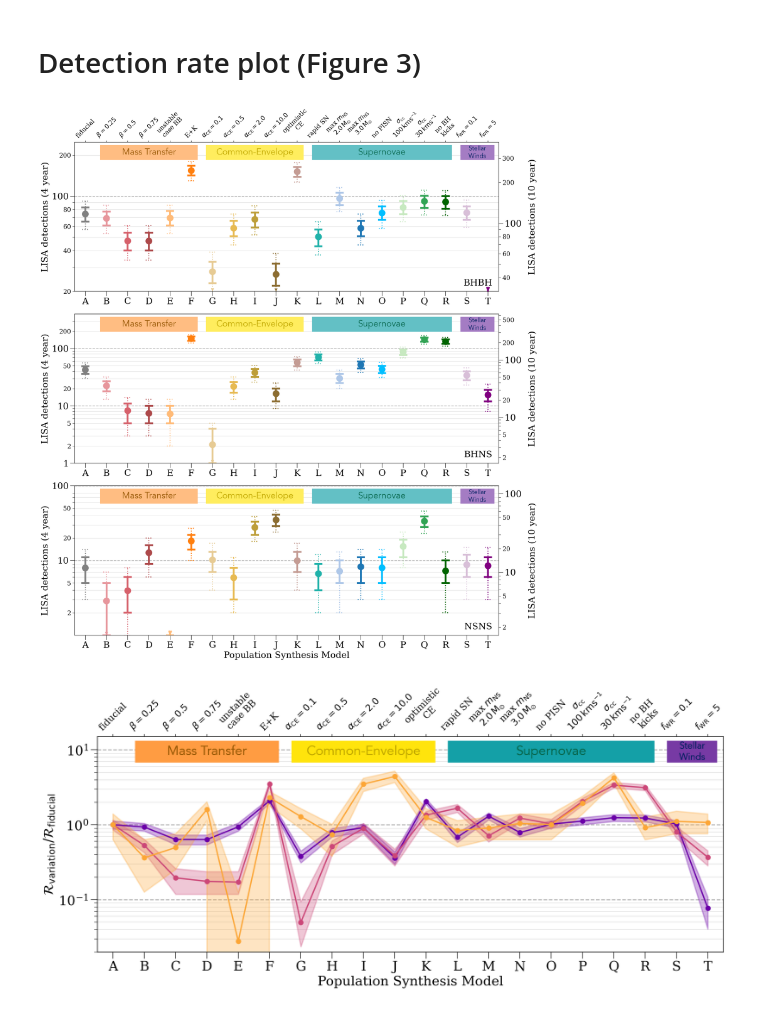
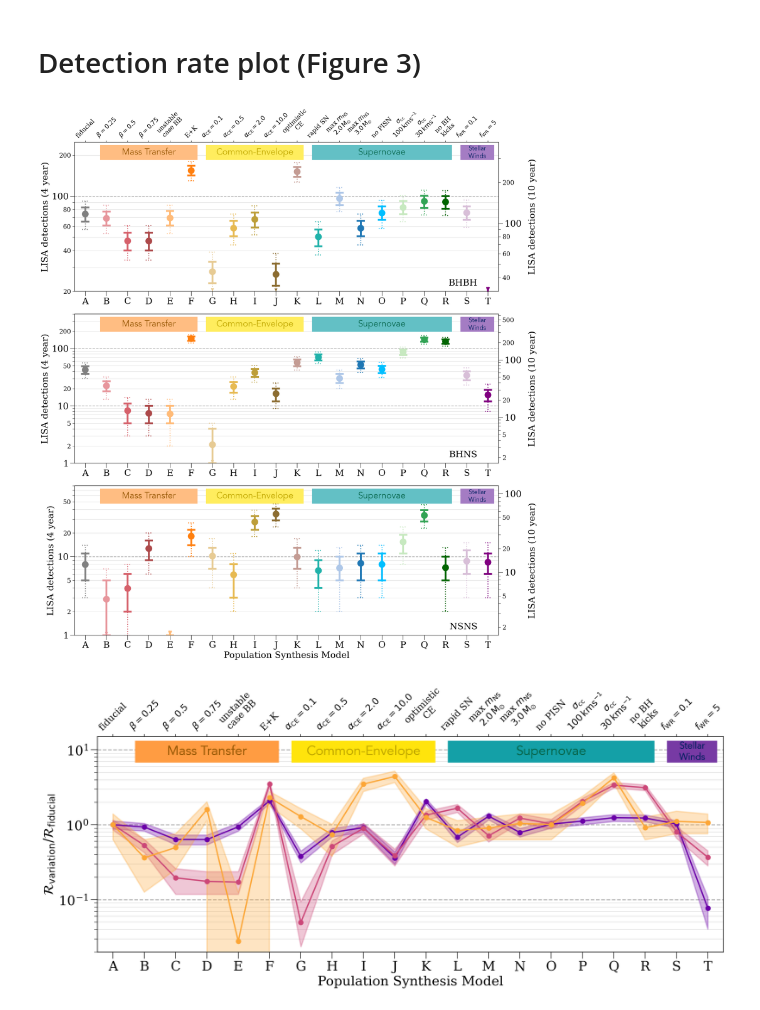
Before and after one commit to TomWagg/detecting-DCOs-in-LISA, a Jupyter notebook: paper/figure_notebooks/detections.ipynb, the cells around one changed output. Cells and saved outputs as stored; diff of their text form; code cells hidden in the pictures.

Commit message:
clean up all of the figures

```diff
--- a/paper/figure_notebooks/detections.ipynb
+++ b/paper/figure_notebooks/detections.ipynb
@@ -56,7 +54,7 @@ detections_10yr = np.load(data_path + "detections_10yr.npy")
 # %% [markdown]
 # Define plotting function
 # %%
-def plot_variations(dco_type, variations, detections,
+def plot_variations(label, variations, means,
                     dotsize=200, capwidth=0.15,
                     xlabel="Model Variation", ylabel="LISA Detections",
                     yscale="log", fig=None, ax=None, show=True, limit=(1e0, 2e2)):
@@ -64,7 +62,6 @@ def plot_variations(dco_type, variations, detections,
         fig, ax = plt.subplots(1, figsize=(15, 5))
 
     # work out mean and standard deviations
-    means = np.mean(detections, axis=2)[dco_types.index(dco_type)]
     errors = [scipy.stats.poisson(means).ppf(0.5 - (0.9545 / 2)),
               scipy.stats.poisson(means).ppf(0.5 - (0.6827 / 2)),
               scipy.stats.poisson(means).ppf(0.5 + (0.6827 / 2)),
@@ -111,7 +108,7 @@ def plot_variations(dco_type, variations, detections,
     ax.tick_params(axis="both", which="major", labelsize=fs, length=10)
     ax.tick_params(axis="both", which="minor", labelsize=fs, length=5)
 
-    ax.annotate(dco_type, xy=(1 - 0.015, 0.04), xycoords="axes fraction", fontsize=fs, ha="right",
+    ax.annotate(label, xy=(0.95, 0.04), xycoords="axes fraction", fontsize=fs, ha="right",
                 bbox=dict(boxstyle="round", fc="white", ec="none", pad=0.0))
 
     ax.grid(axis="y", which="major", lw=1.5, linestyle="--")
@@ -137,75 +157,51 @@ fig.subplots_adjust(hspace=0.15)
 
 limits = {
     "BHBH": (2e1, 2.5e2),
     "BHNS": (1e0, 4e2),
     "NSNS": (1e0, 8e1)
 }
 
+tick_locs = {
+    "BHBH": [2, 4, 6, 8],
+    "BHNS": [2, 5],
+    "NSNS": [2, 5],
+}
+
 for ax, dco_type in zip(axes, dco_types):
-    plot_variations(dco_type, variations, detections_4yr,
+    plot_variations(label=dco_type, variations=variations,
+                    means=np.mean(detections_4yr, axis=2)[dco_types.index(dco_type)],
                     xlabel=None, ylabel="LISA detections (4 year)",
                     fig=fig, ax=ax, show=False, yscale="log", limit=limits[dco_type])
 
     right_ax = ax.twinx()
     right_ax.set_ylim(tuple(np.array(ax.get_ylim()) * np.sqrt(10 / 4)))
     right_ax.set_yscale("log")
     right_ax.set_ylabel("LISA detections (10 year)", labelpad=15)
     right_ax.tick_params(axis="both", which="major", labelsize=fs, length=10)
     right_ax.tick_params(axis="both", which="minor", labelsize=fs, length=5)
 
-    if dco_type == "BHBH":
-        for axis, ticks, labels in zip([ax, right_ax],
-                        [[20, 30, 40, 50, 60, 70, 80, 90, 200],
-                         [40, 50, 60, 70, 80, 90, 200, 300]],
-                        [["20", "", "40", "", "60", "", "80", "", "200"],
-                         ["40", "", "60", "", "80", "", "200", "300"]]):
-            axis.yaxis.set_major_formatter(ScalarFormatter())
-            axis.yaxis.set_minor_formatter(ScalarFormatter())
-            axis.set_yticks([100])
-            axis.set_yticks(ticks, minor=True)
-            axis.set_yticklabels(labels, minor=True)
-            axis.tick_params(axis="y", which="minor", labelsize=0.7*fs)
+    for axis in [ax, right_ax]:
+        axis.yaxis.set_major_formatter(ScalarFormatter())
+        axis.yaxis.set_minor_formatter(ScalarFormatter())
 
-    elif dco_type == "BHNS":
-        for axis, ticks, labels, major_ticks in zip([ax, right_ax],
-                        [[2, 3, 4, 5, 6, 7, 8, 9, 20, 30, 40, 50, 60, 70, 80, 90, 200, 300],
-                         [2, 3, 4, 5, 6, 7, 8, 9, 20, 30, 40, 50, 60, 70, 80, 90, 200, 300, 400, 500, 600]],
-                        [["2", "", "", "5", "", "", "", "", "20", "", "", "50", "", "", "", "", "200", ""],
-                         ["2", "", "", "5", "", "", "", "", "20", "", "", "50", "", "", "", "", "200", "", "", "500", ""]],
-                        [[1, 10, 100], [10, 100]]):
-            axis.yaxis.set_major_formatter(ScalarFormatter())
-            axis.yaxis.set_minor_formatter(ScalarFormatter())
-            axis.set_yticks(major_ticks)
-            axis.set_yticks(ticks, minor=True)
-            axis.set_yticklabels(labels, minor=True)
-            axis.tick_params(axis="y", which="minor", labelsize=0.7*fs)
-
-    elif dco_type == "NSNS":
-        for axis, ticks, labels, major_ticks in zip([ax, right_ax],
-                        [[2, 3, 4, 5, 6, 7, 8, 9, 20, 30, 40, 50, 60, 70, 80],
-                         [2, 3, 4, 5, 6, 7, 8, 9, 20, 30, 40, 50, 60, 70, 80, 90]],
-                        [["2", "", "", "5", "", "", "", "", "20", "", "", "50", "", "", ""],
-                         ["2", "", "", "5", "", "", "", "", "20", "", "", "50", "", "", "", ""]],
-                        [[1, 10, 100], [10, 100]]):
-            axis.yaxis.set_major_formatter(ScalarFormatter())
-            axis.yaxis.set_minor_formatter(ScalarFormatter())
-            axis.set_yticks([10, 100])
-            axis.set_yticks(ticks, minor=True)
-            axis.set_yticklabels(labels, minor=True)
-            axis.tick_params(axis="y", which="minor", labelsize=0.7*fs)
+        minor_ticks, major_ticks, labels = get_log_ticks(axis.get_ylim()[0], axis.get_ylim()[1], tick_locs=tick_locs[dco_type])
+        axis.set_yticks(major_ticks)
+        axis.set_yticks(minor_ticks, minor=True)
+        axis.set_yticklabels(labels, minor=True)
+        axis.tick_params(axis="y", which="minor", labelsize=0.7*fs)
 
 top_ax = axes[0].twiny()
 top_ax.set_xticks(axes[0].get_xticks())
 top_ax.set_xlim(axes[0].get_xlim())
 top_ax.set_xticklabels([variations[v]["med"] for v in range(len(variations))], rotation=45, fontsize=0.7*fs)
 
 axes[-1].set_xlabel("Population Synthesis Model", fontsize=fs)
 
-plt.savefig("../figures/fig3_dco_detections.pdf", format="pdf", bbox_inches="tight")
+plt.savefig("../figures/dco_detections.pdf", format="pdf", bbox_inches="tight")
 
 plt.show()
 # %% [output]
-[figure, old version]
+[figure, new version]
 # %%
 def plot_relative_variations(dco_type, variations, detections,
                              dotsize=50, xlabel=None, ylabel=r"$\mathcal{R}_{\rm variation} / \mathcal{R}_{\rm fiducial}$",
```
Also changed, not shown: parts of 5 cells of this notebook, 58 other files.
